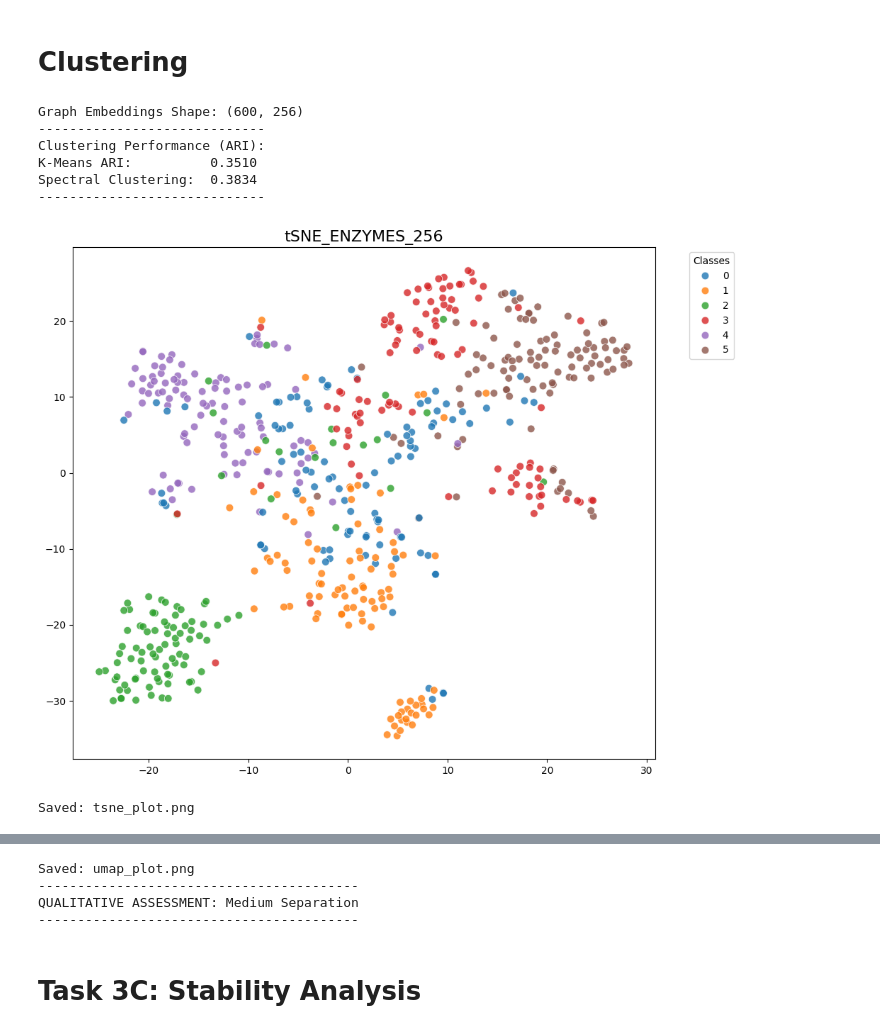
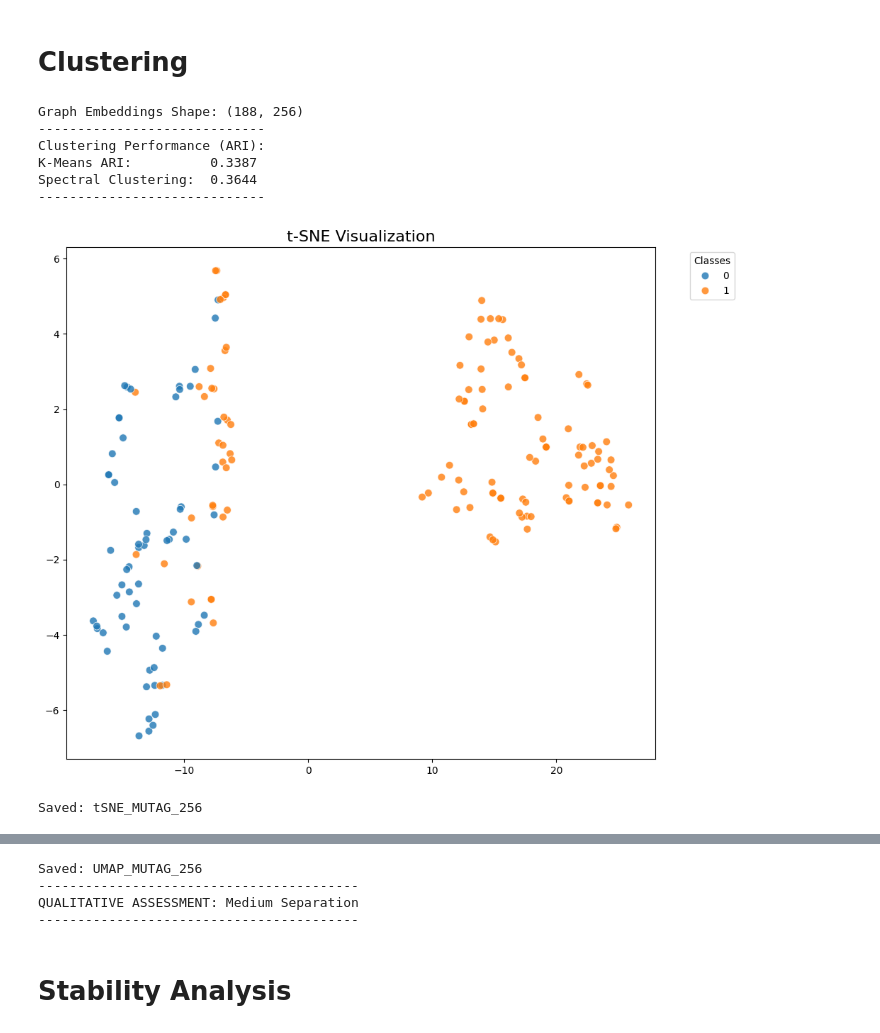
Before and after one commit to ddimitrakopoulos/ADIS-EMB1-Term-Project, a Jupyter notebook: gin/emb1-gin.ipynb, the cells around one changed output, grey strips where cells are left out. Saved outputs shown, nothing was run; the diff lists cells and outputs as text; code cells hidden in the pictures.

```diff
--- a/gin/emb1-gin.ipynb
+++ b/gin/emb1-gin.ipynb
@@ -194,14 +206,14 @@ def test(model, loader):
 # Classification
 # %%
 # CONFIGURATION
-DATASET_NAME = 'ENZYMES'  # Options: 'MUTAG', 'ENZYMES', 'IMDB-MULTI'
+DATASET_NAME = 'MUTAG'  # Options: 'MUTAG', 'ENZYMES', 'IMDB-MULTI'
 BATCH_SIZE = 64
 EMBEDDING_SIZE = 256
 # Our GIN implementation has 4 components (Layer0 + 3 GIN Layers) and the final embedding
 # is the concatenation of each component's embedding, so the final embedding size is hidden_dim * 4
 HIDDEN_CHANNELS = int(EMBEDDING_SIZE/4)
 DROPOUT = 0.5
-EPOCHS = 300
+EPOCHS = 150
 device = torch.device('cuda' if torch.cuda.is_available() else 'cpu')
 !mkdir best_models
 
@@ -288,7 +300,7 @@ for fold, (train_idx, test_idx) in enumerate(skf.split(X, y)):
             # Save the best model across folds
             if test_acc > top_acc_so_far:
                 top_acc_so_far = test_acc
-                torch.save(model.state_dict(), './best_model.pth')
+                torch.save(model.state_dict(), './best_models/best_model.pth')
 
     # Record Memory (Peak VRAM used during this fold in MB)
     max_memory = torch.cuda.max_memory_allocated() / 1024**2 if torch.cuda.is_available() else 0
@@ -341,7 +354,7 @@ Peak Memory Use: 32.93 MB
 full_loader = DataLoader(dataset, batch_size=64, shuffle=False) # no shuffle for consistent plotting
 
 # Get Embeddings using the best model from training
-model.load_state_dict(torch.load('./best_model.pth'))
+model.load_state_dict(torch.load('./best_models/best_model.pth'))
 all_embeddings = []
 all_labels = []
 
@@ -361,12 +374,12 @@ print(f"Graph Embeddings Shape: {X_emb.shape}")
 num_classes = dataset.num_classes
 
 # K-Means
-kmeans = KMeans(n_clusters=num_classes, random_state=42, n_init=10)
+kmeans = KMeans(n_clusters=num_classes, random_state=42, n_init=20)
 y_kmeans = kmeans.fit_predict(X_emb)
 ari_kmeans = adjusted_rand_score(y_true, y_kmeans)
 
 # Spectral Clustering
-spectral = SpectralClustering(n_clusters=num_classes, assign_labels='discretize', random_state=42, affinity='nearest_neighbors')
+spectral = SpectralClustering(n_clusters=num_classes, assign_labels='cluster_qr', random_state=42)
 y_spectral = spectral.fit_predict(X_emb)
 ari_spectral = adjusted_rand_score(y_true, y_spectral)
 
@@ -377,44 +390,45 @@ print(f"Spectral Clustering:  {ari_spectral:.4f}")
 print("-" * 29)
 
 # VISUALIZATION (t-SNE & UMAP)
-tsne = TSNE(n_components=2, perplexity=30, random_state=42, init='pca', learning_rate='auto')
+tsne = TSNE(n_components=2, random_state=42)
 z_tsne = tsne.fit_transform(X_emb)
 
-umap_model = umap.UMAP(n_neighbors=15, min_dist=0.1, n_components=2, random_state=42)
+umap_model = umap.UMAP(n_components=2, random_state=42)
 z_umap = umap_model.fit_transform(X_emb)
 
 def plot_embedding(z, labels, title, filename):
     plt.figure(figsize=(10, 8))
     sns.scatterplot(x=z[:,0], y=z[:,1], hue=labels, palette='tab10', s=60, alpha=0.8)
     plt.title(title, fontsize=16)
     plt.legend(title='Classes', bbox_to_anchor=(1.05, 1), loc='upper left')
     plt.tight_layout()
-    plt.savefig(filename)
+    plt.savefig(f"./plots/{filename}")
     plt.show()
     print(f"Saved: {filename}")
 
-plot_embedding(z_tsne, y_true, f"tSNE_{DATASET_NAME}_{EMBEDDING_SIZE}", "tsne_plot.png")
-plot_embedding(z_umap, y_true, f"UMAP_{DATASET_NAME}_{EMBEDDING_SIZE}", "umap_plot.png")
+warnings.filterwarnings('ignore', message='.*n_jobs value 1 overridden.*')
+plot_embedding(z_tsne, y_true, "t-SNE Visualization", f"tSNE_{DATASET_NAME}_{EMBEDDING_SIZE}")
+plot_embedding(z_umap, y_true, "UMAP Visualization", f"UMAP_{DATASET_NAME}_{EMBEDDING_SIZE}")
 
 # QUALITATIVE ASSESSMENT
 def assess_separation(ari_score):
     if ari_score > 0.5:
         return "Clear Separation"
     elif ari_score > 0.2:
         return "Medium Separation"
     else:
         return "No/Poor Separation"
 
 quality = assess_separation(max(ari_kmeans, ari_spectral))
 print("-" * 41)
 print(f"QUALITATIVE ASSESSMENT: {quality}")
 print("-" * 41)
 # %% [output]
-Graph Embeddings Shape: (600, 256)
+Graph Embeddings Shape: (188, 256)
 -----------------------------
 Clustering Performance (ARI):
-K-Means ARI:          0.3510
-Spectral Clustering:  0.3834
+K-Means ARI:          0.3387
+Spectral Clustering:  0.3644
 -----------------------------
-[figure, old version]
+[figure, new version]
-Saved: tsne_plot.png
+Saved: tSNE_MUTAG_256
@@ -422,4 +436,4 @@ Saved: tsne_plot.png
-Saved: umap_plot.png
+Saved: UMAP_MUTAG_256
 -----------------------------------------
 QUALITATIVE ASSESSMENT: Medium Separation
 -----------------------------------------
@@ -520,2 +440,2 @@ else:
 # %% [markdown]
-# Task 3C: Stability Analysis
+# Stability Analysis
```
Also changed, not shown: parts of 6 cells of this notebook.
